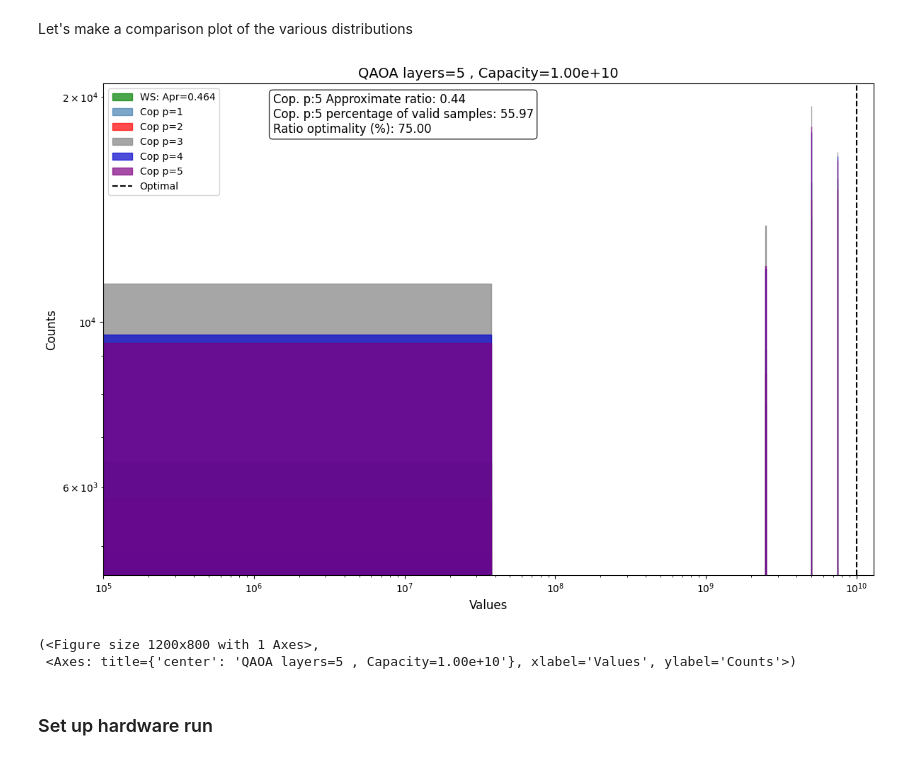
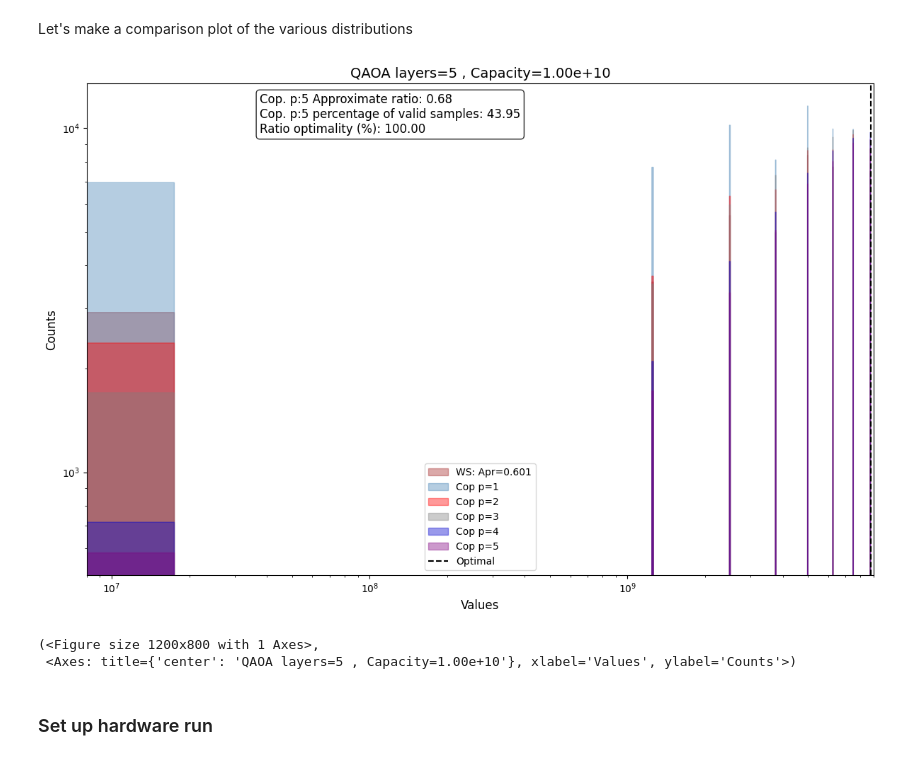
Before and after one commit to jhoule42/xQAOA_unit_commitment, a Jupyter notebook: demo.ipynb, the cells around one changed output. Saved outputs shown, nothing was run; the diff lists cells and outputs as text; code cells hidden in the pictures.

Commit message:
n_100_c_10000000000_g_5_f_0.3_eps_1e-05_s_300.knap_inst_index5

```diff
--- a/demo.ipynb
+++ b/demo.ipynb
@@ -21,7 +21,7 @@ n, weights, values, capacity, frac= get_knapsack_instance(
     use_hard_data=True,
     real_dataset_name="Hard",
     num_hard_instances=20,
-    instance_index= 3,
+    instance_index= 5,
     n=100,
     d=3,
     frac=0.09
@@ -369,9 +369,8 @@ qc = initialize_warm_start_distribution(qc, qubit_ordered_distribution)
 Let's obtain the Gurobi solution for this new ordering
 # %%
 result_gurobi = gurobi_knapsack_solver(ordered_values, ordered_weights, capacity, verbose=False,
-                                        time_limit=60,
-                                        optimality_gap=1e-4,
-                                        feasibility_tolerance=1e-4)
+                                        optimality_gap=1e-20,
+                                        feasibility_tolerance=1e-9)
 
 optimal_value = result_gurobi['total_value']
 optimal_weight = result_gurobi['total_weight']
@@ -968,10 +967,10 @@ def plot_multiple_distributions(data_dict, min_cost=None,
             weights=weights,
             bins=nb_bins,
             edgecolor=colors[method],
-            alpha=0.7,
+            alpha=0.4,
             color=colors[method],
             label=labels[method],
-            histtype='barstacked',
+            histtype='stepfilled',
             stacked=True
         )
 
@@ -1004,7 +1003,7 @@ def plot_multiple_distributions(data_dict, min_cost=None,
     if title:
         ax.set_title(title, fontsize=14)
     ax.legend(fontsize=10, loc='best')
-    ax.set_xlim(1e5, 1.3e10)
+    ax.set_xlim(8e6, 9e9)
 
     # Add gridlines for clarity
     #ax.grid(True, which="both", linestyle="--", linewidth=0.5, alpha=0.7)
@@ -1027,36 +1026,36 @@ data_dict = {
    f"Cop p={2}": dict_bit_values_at_different_p["p = 1"],
    f"Cop p={3}": dict_bit_values_at_different_p["p = 2"],
    f"Cop p={4}": dict_bit_values_at_different_p["p = 3"],
    f"Cop p={5}": dict_bit_values_at_different_p["p = 4"]
 }
 # Custom colors
 colors = {
    # f"Random: Apr={norm_approx_ratio_rand:.2f}": "orange",
-    f"WS: Apr={approx_ratio_ws:.3f}": 'green',
+    f"WS: Apr={approx_ratio_ws:.3f}": 'brown',
     f"Cop p={1}": "steelblue",
     f"Cop p={2}": "red",
     f"Cop p={3}": "grey",
     f"Cop p={4}": "mediumblue",
     f"Cop p={5}": "purple"
 }
 # Annotations
 annotations = {
     f'Cop. p:{layers} Approximate ratio': np.round(approx_ratio_qaoa, 2),
     f'Cop. p:{layers} percentage of valid samples': 100*(valid_shots_qaoa/shots),
     "Ratio optimality (%)": np.round(best_value /optimal_value *100, 2),
 }
 plot_multiple_distributions(
     data_dict=data_dict,
     min_cost=optimal_value,
     colors=colors,
-    nb_bins=200,
+    nb_bins=500,
     log=True,
     annotations=annotations,
     figsize=(12, 8),
     title=f"QAOA layers={layers} , Capacity={format(capacity, '.2e')}"
 )
 # %% [output]
-[figure, old version]
+[figure, new version]
 (<Figure size 1200x800 with 1 Axes>,
  <Axes: title={'center': 'QAOA layers=5 , Capacity=1.00e+10'}, xlabel='Values', ylabel='Counts'>)
 # %% [markdown]
```
Also changed, not shown: parts of 18 cells of this notebook.
